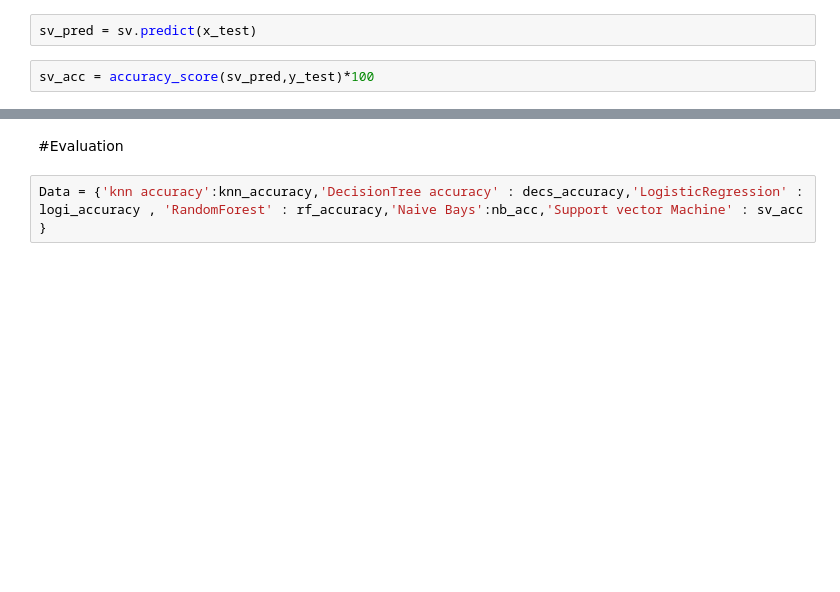
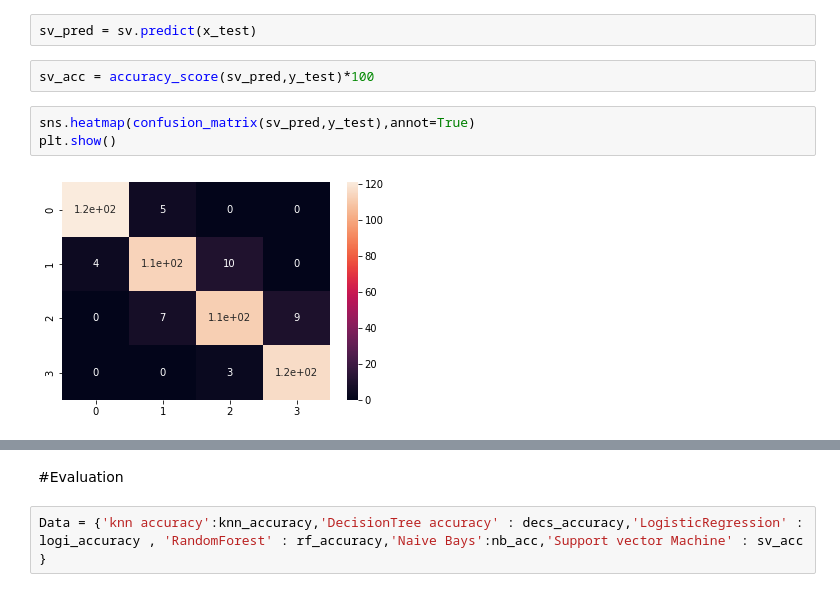
Before and after one commit to Datawithabhishek/Mobile-Price-Range-Prediction, a Jupyter notebook: Mobile_Price_Range_Prediction.ipynb, the cells around one changed output, grey strips where cells are left out. Cells and saved outputs as stored; diff of their text form; blank space fills up the shorter version.

```diff
--- a/Mobile_Price_Range_Prediction.ipynb
+++ b/Mobile_Price_Range_Prediction.ipynb
@@ -731,3 +731,8 @@ Pipeline(steps=[('standardscaler', StandardScaler()),
 sv_pred = sv.predict(x_test)
 # %%
 sv_acc = accuracy_score(sv_pred,y_test)*100
+# %%
+sns.heatmap(confusion_matrix(sv_pred,y_test),annot=True)
+plt.show()
+# %% [output]
+[figure, added]
```
Also changed, not shown: parts of 1 cell of this notebook.
